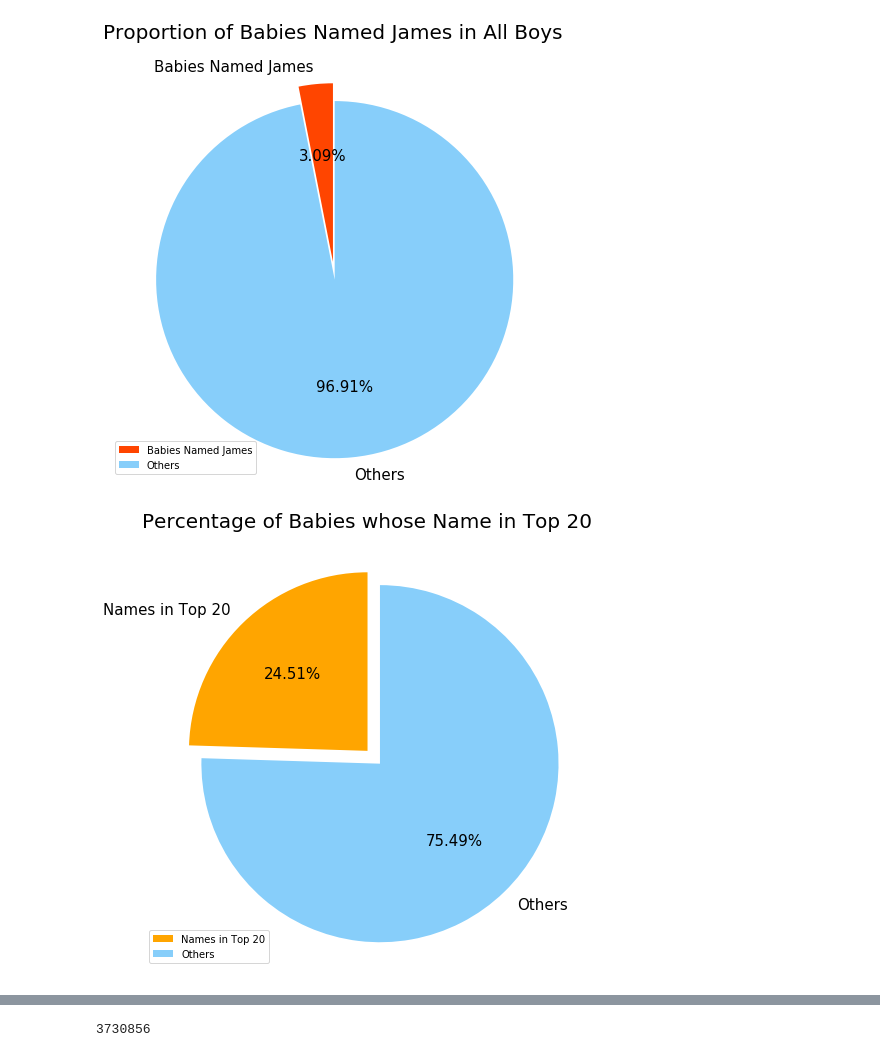
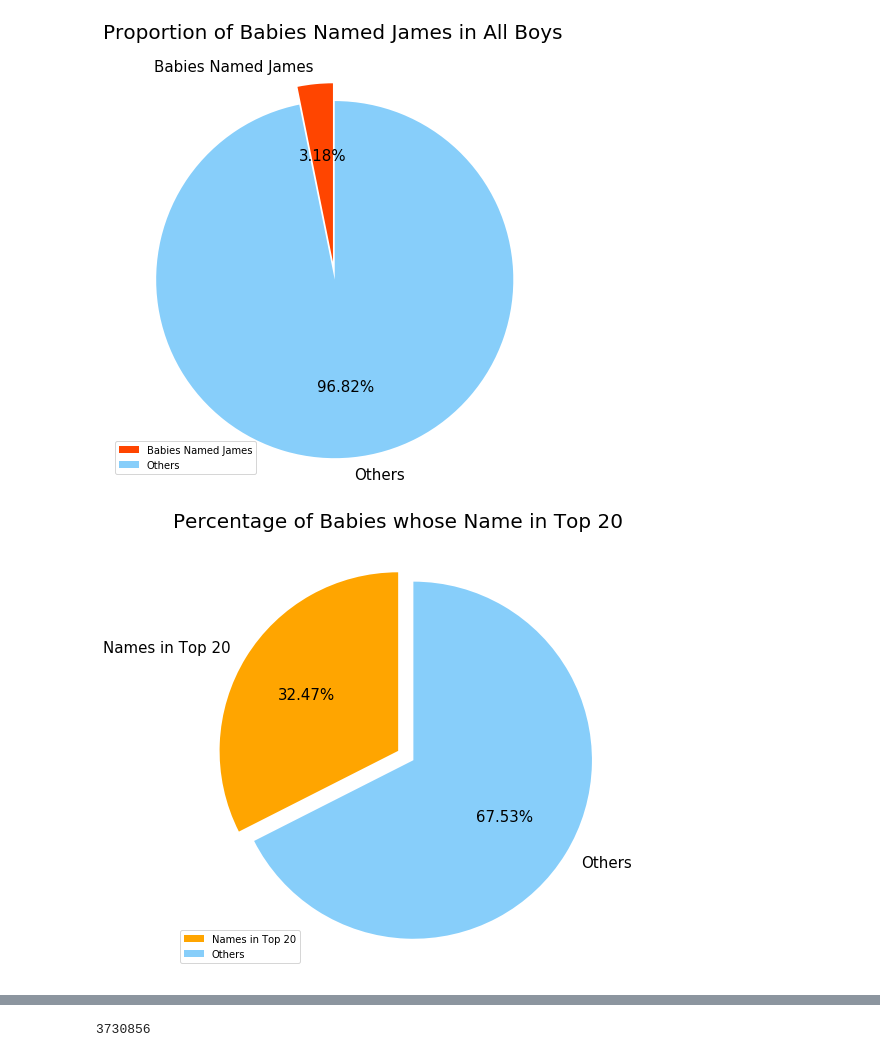
Before and after one commit to vkso/us_baby_name_analysis, a Jupyter notebook: analysis.ipynb, the cells around one changed output, grey strips where cells are left out. Saved outputs shown, nothing was run; the diff lists cells and outputs as text; code cells hidden in the pictures.

```diff
--- a/analysis.ipynb
+++ b/analysis.ipynb
@@ -80,0 +125,7 @@ print(total_num_baby, total_num_boys, total_num_girls)
+# %%
+boy_number_year_count = []
+girl_number_year_count = []
+for x in boy_num_year:
+    boy_number_year_count.append(x[1])
+for x in girl_num_year:
+    girl_number_year_count.append(x[1])
@@ -160,7 +223,7 @@ top_20_number = sum(number)
 # print(top_20_number)
 
 labels = ['Babies Named James', 'Others']
-size1 = [james_number, total_num_baby]
+size1 = [james_number, total_num_baby-james_number]
 
 explode = (0, 0.1)
 colors = ['orangered', 'lightskyblue']
@@ -194,7 +257,7 @@ top_20_number = sum(number)
 # print(top_20_number)
 
 labels = ['Names in Top 20', 'Others']
-size1 = [top_20_number, total_num_baby]
+size1 = [top_20_number, total_num_baby-top_20_number]
 
 explode = (0, 0.1)
 colors = ['orange', 'lightskyblue']
@@ -303,7 +389,7 @@ plt.show()
 # 男名字第一名占据所有男性的比例
 
 labels = ['Babies Named James', 'Others']
-size1 = [boy_james_number, total_num_boys]
+size1 = [boy_james_number, total_num_boys-boy_james_number]
 
 explode = (0, 0.1)
 colors = ['orangered', 'lightskyblue']
@@ -334,35 +420,35 @@ plt.show()
 # %%
 top_20_number = sum(number)
 
 labels = ['Names in Top 20', 'Others']
-size1 = [top_20_number, total_num_boys]
+size1 = [top_20_number, total_num_boys-top_20_number]
 
 explode = (0, 0.1)
 colors = ['orange', 'lightskyblue']
 
 f = plt.figure(figsize=(8, 8))
 ax1 = f.add_subplot(111)
 plt.axis('equal')
 patches, text1, text2 = ax1.pie(
                                size1,
                                labels = labels,
                                autopct = '%3.2f%%',
                                shadow = False,
                                startangle = 90,
                                pctdistance = 0.6,
                                explode = explode,
                                colors = colors
 )
 
 for t in text1:
     t.set_size(15)
 for t in text2:
     t.set_size(15)
 plt.title('Percentage of Babies whose Name in Top 20', fontsize=20)
 plt.legend(loc = 'lower left')
 plt.show()
 # %% [output]
-[figure, old version]
+[figure, new version]
 # %%
 girl_frequency = df.filter(df.Gender =='F') \
                    .groupby("Name") \
```
Also changed, not shown: parts of 19 cells of this notebook, 5 other files.
